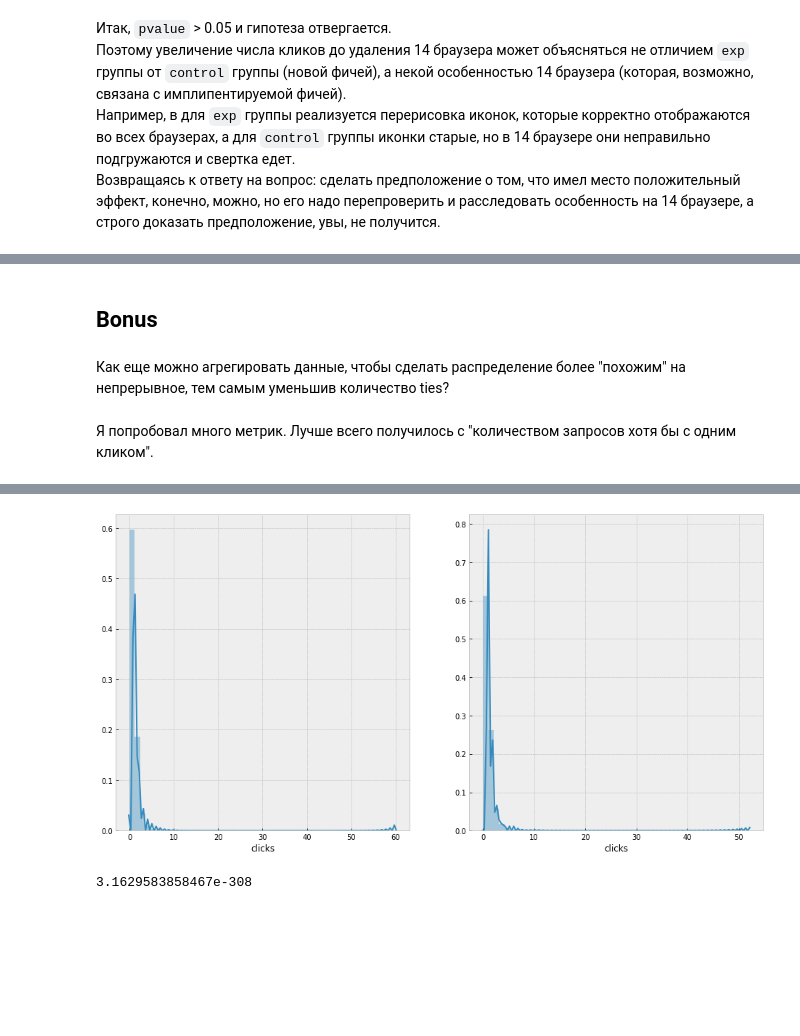
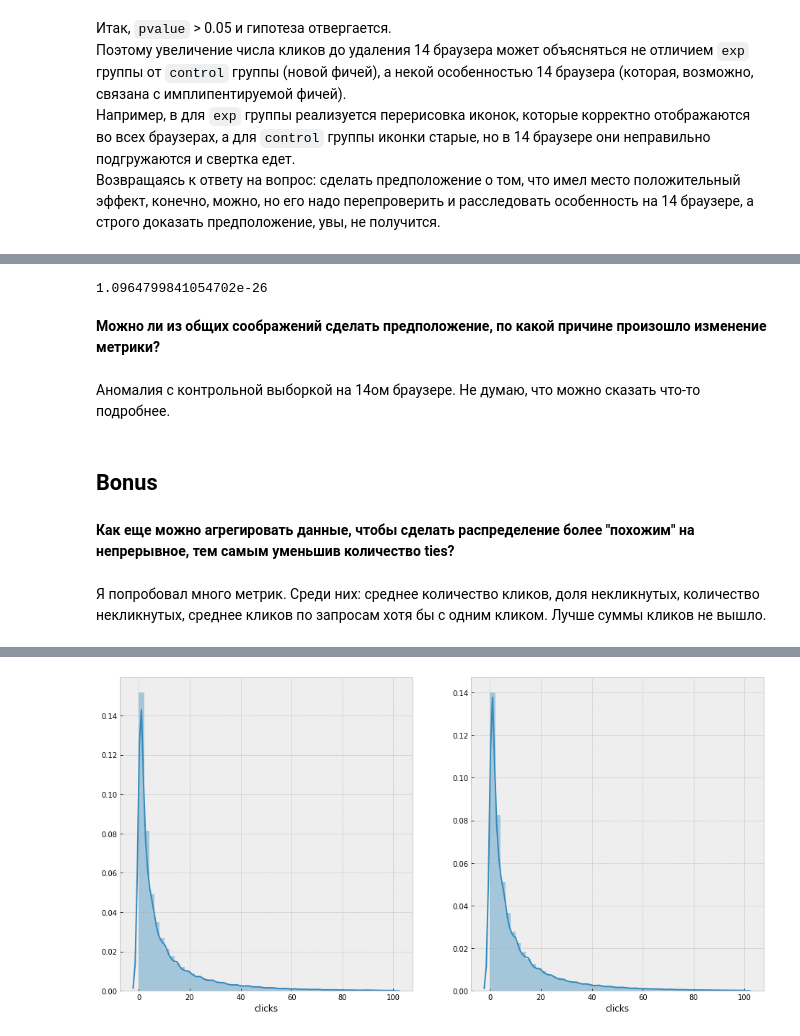
Before and after one commit to stasbel/pracanalytics-hw, a Jupyter notebook: task04/task.ipynb, the cells around one changed output, grey strips where cells are left out. Drawn from its saved outputs; the diff is of its cells as text; code cells hidden in the pictures; blank space fills up the shorter version.

```diff
--- a/task04/task.ipynb
+++ b/task04/task.ipynb
@@ -49,7 +49,7 @@ def slot_split(df, metric='sum'):
     groups = df.groupby('user')['clicks']
     if metric == 'sum':
         uclicks = groups.sum()
-    elif metric == 'mean':
+    elif metric == 'ctr':
         uclicks = groups.mean()
     elif metric == 'nzctr':
         uclicks = groups.agg(lambda _: sum(_) / len(_ != 0))
@@ -193,12 +253,21 @@ pvalue
+# %%
+_, pvalue = mannwhitneyu(control, exp)
+pvalue
+# %% [output]
+1.0964799841054702e-26
+# %% [markdown]
+**Можно ли из общих соображений сделать предположение, по какой причине произошло изменение метрики?**
+# %% [markdown]
+Аномалия с контрольной выборкой на 14ом браузере. Не думаю, что можно сказать что-то подробнее.
 # %% [markdown]
 ## Bonus
 # %% [markdown]
-Как еще можно агрегировать данные, чтобы сделать распределение более "похожим" на непрерывное, тем самым уменьшив количество ties?
+**Как еще можно агрегировать данные, чтобы сделать распределение более "похожим" на непрерывное, тем самым уменьшив количество ties?**
-# %% [markdown]
-Я попробовал много метрик. Лучше всего получилось с "количеством запросов хотя бы с одним кликом".
+# %% [markdown]
+Я попробовал много метрик. Среди них: среднее количество кликов, доля некликнутых, количество некликнутых, среднее кликов по запросам хотя бы с одним кликом. Лучше суммы кликов не вышло.
 # %%
 %%time
-control, exp = slot_split(df, 'mean')
+control, exp = slot_split(df, 'sum')
 _, axs = plt.subplots(ncols=2)
 sns.distplot(control[control <= 100], ax=axs[0])
 sns.distplot(exp[exp <= 100], ax=axs[1]);
@@ -208,6 +277 @@ Wall time: 1.07 s
-[figure, old version]
+[figure, new version]
-# %%
-_, pvalue = mannwhitneyu(control, exp, alternative='less')
-pvalue
-# %% [output]
-3.1629583858467e-308
```
Also changed, not shown: parts of 23 cells of this notebook, 2 other files.
